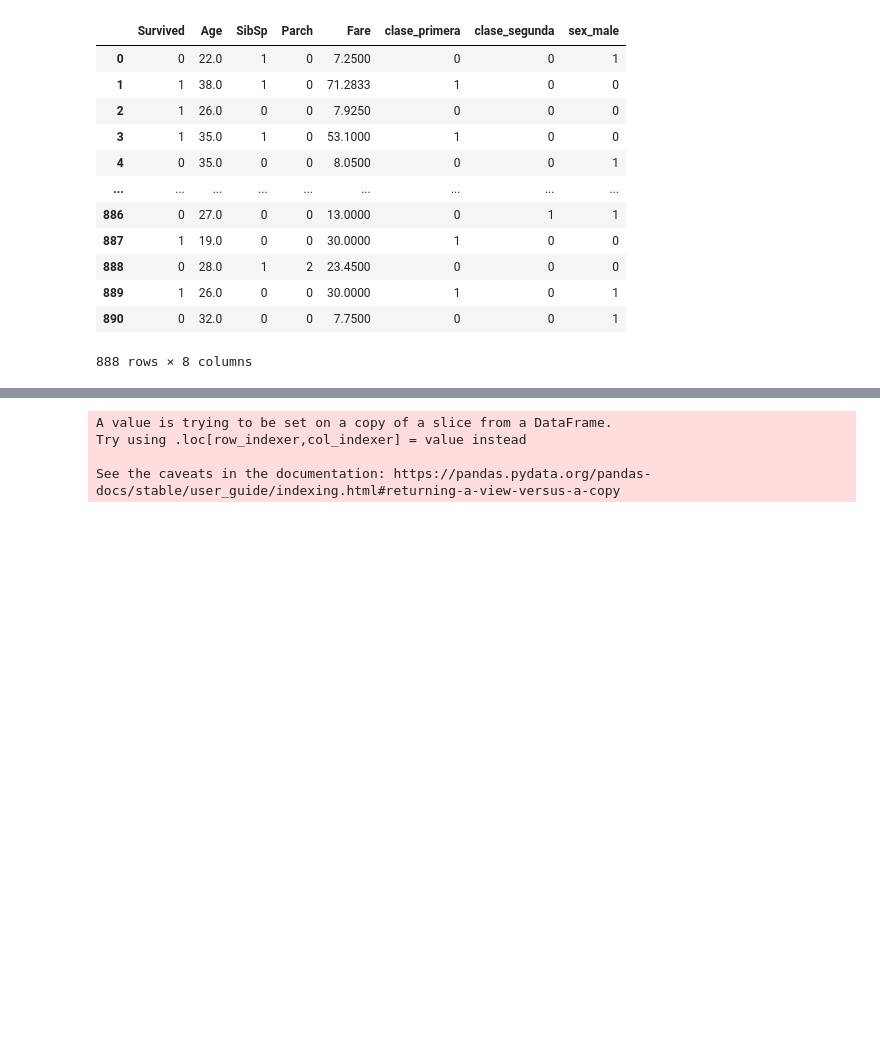
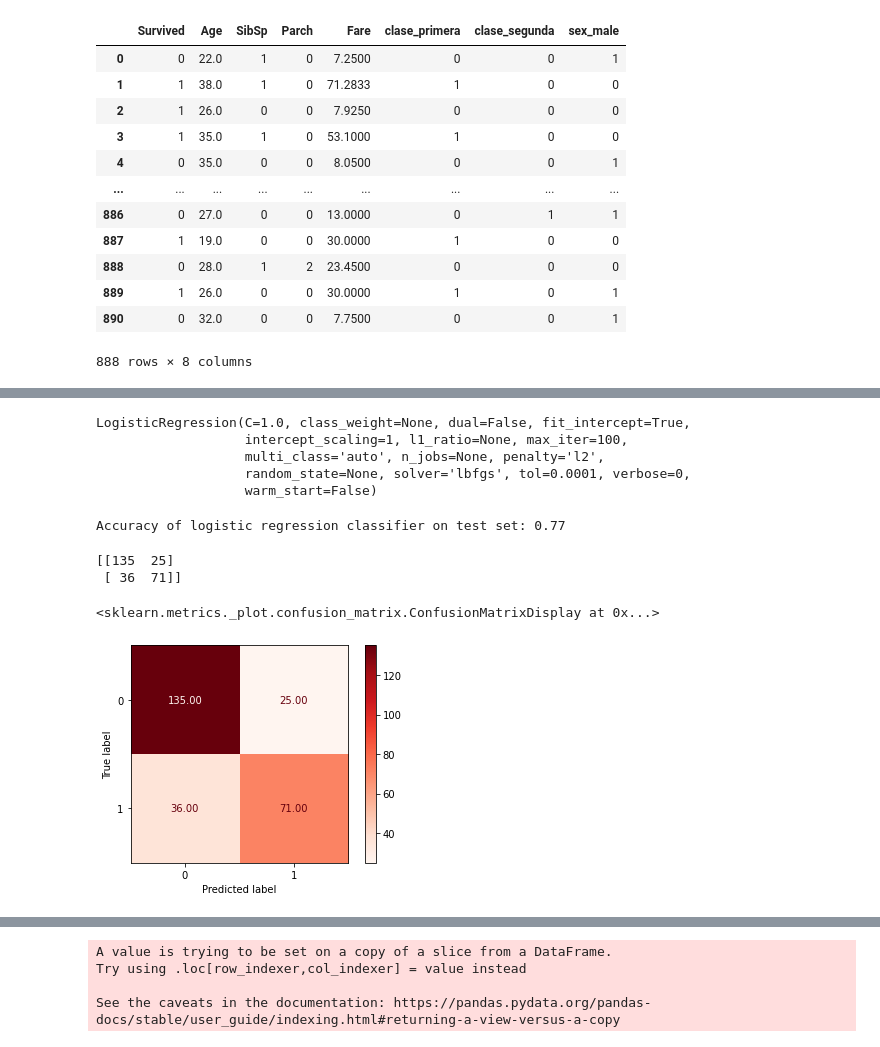
Before and after one commit to bminnozzi/Titanic_Kaggle, a Jupyter notebook: Titanic.ipynb, the cells around one changed output, grey strips where cells are left out. Cells and saved outputs as stored; diff of their text form; code cells hidden in the pictures; blank space fills up the shorter version.

```diff
--- a/Titanic.ipynb
+++ b/Titanic.ipynb
@@ -214,3 +214,5 @@ y_train = df_train['Survived']
 
 cols=['clase_primera','clase_segunda','sex_male']
 x_test = df_test[cols]
+# %%
+x_train2, x_test2, y_train2, y_test2 = train_test_split(x_train, y_train, test_size=0.3, random_state=123)
@@ -242,0 +287,27 @@ sex_male         -2.3852   0.1549 -15.4022 0.0000 -2.6887 -2.0817
+# %%
+#fit for train dataset with split
+logreg = LogisticRegression()
+logreg.fit(x_train2,y_train2)
+# %% [output]
+LogisticRegression(C=1.0, class_weight=None, dual=False, fit_intercept=True,
+                   intercept_scaling=1, l1_ratio=None, max_iter=100,
+                   multi_class='auto', n_jobs=None, penalty='l2',
+                   random_state=None, solver='lbfgs', tol=0.0001, verbose=0,
+                   warm_start=False)
+# %%
+#Evaluate prediction in train dataset with split
+y_pred_logreg2 = logreg.predict(x_test2)
+print('Accuracy of logistic regression classifier on test set: {:.2f}'.format(logreg.score(x_test2, y_test2)))
+# %% [output]
+Accuracy of logistic regression classifier on test set: 0.77
+# %%
+confusion_matrix = confusion_matrix(y_test2, y_pred_logreg2)
+print(confusion_matrix)
+# %% [output]
+[[135  25]
+ [ 36  71]]
+# %%
+plot_confusion_matrix(logreg,x_test2,y_test2,cmap=plt.cm.Reds, values_format='.2f')
+# %% [output]
+<sklearn.metrics._plot.confusion_matrix.ConfusionMatrixDisplay at 0x...>
+[figure, added]
```
Also changed, not shown: parts of 17 cells of this notebook.
